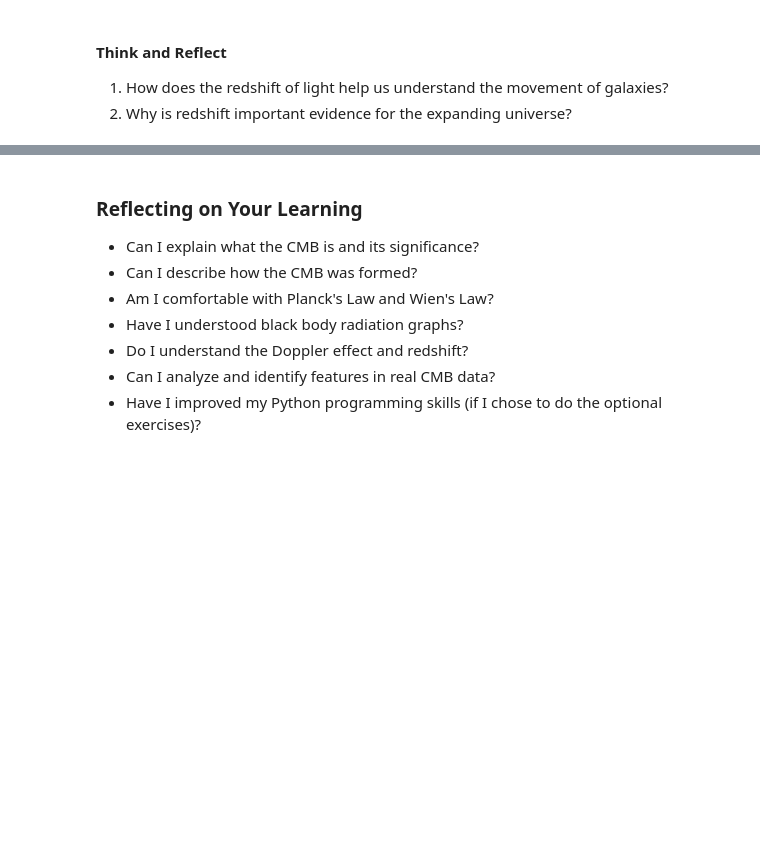
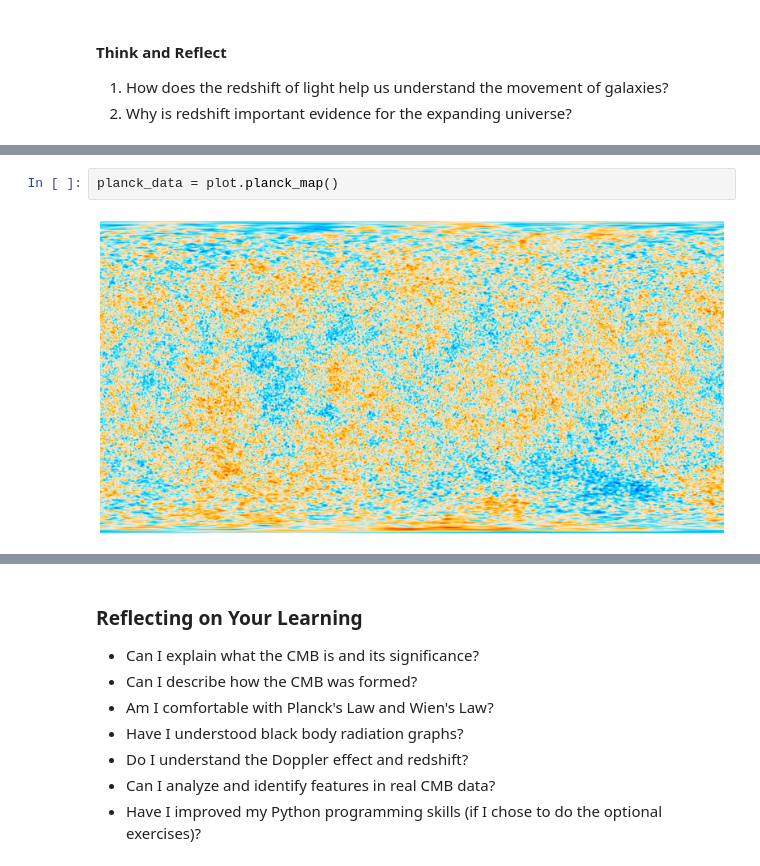
Before and after one commit to louisbranch/cmb_workshop, a Jupyter notebook: notebook_v2.ipynb, the cells around one changed output, grey strips where cells are left out. Saved outputs shown, nothing was run; the diff lists cells and outputs as text; blank space fills up the shorter version.

```diff
--- a/notebook_v2.ipynb
+++ b/notebook_v2.ipynb
@@ -262,0 +294,4 @@ FloatSlider(value=300.0, continuous_update=False, description='Temperature (K):'
+# %%
+planck_data = plot.planck_map()
+# %% [output]
+[figure, added]
```
Also changed, not shown: parts of 16 cells of this notebook, 2 other files.
